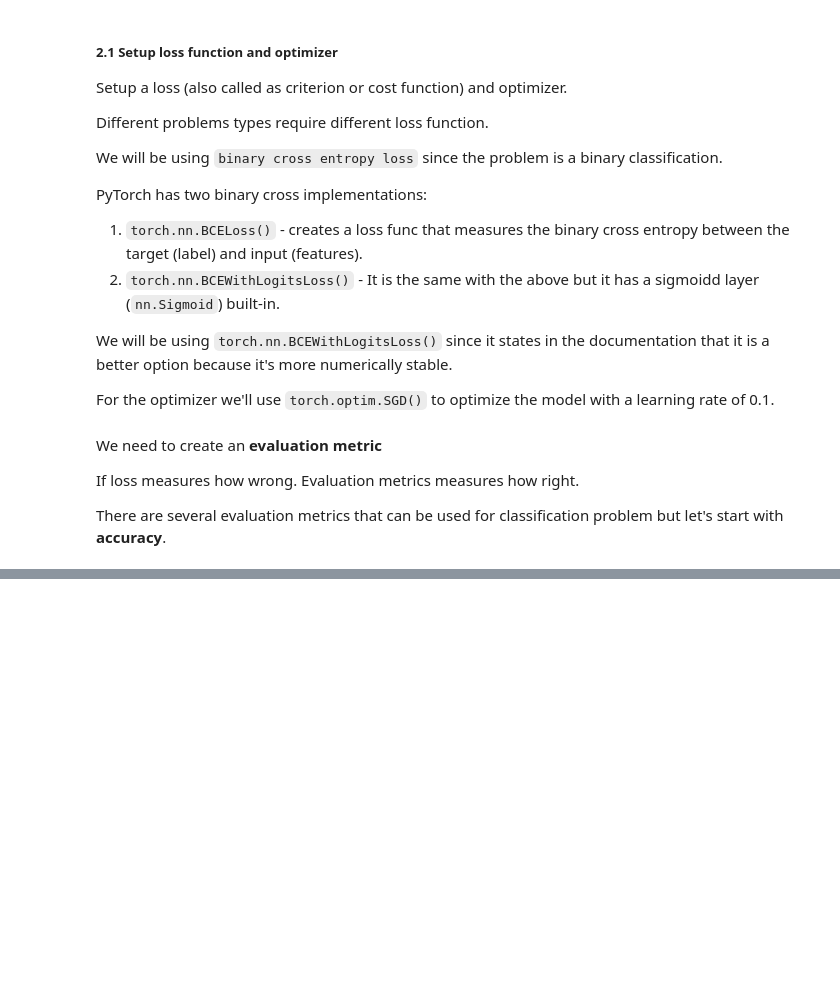
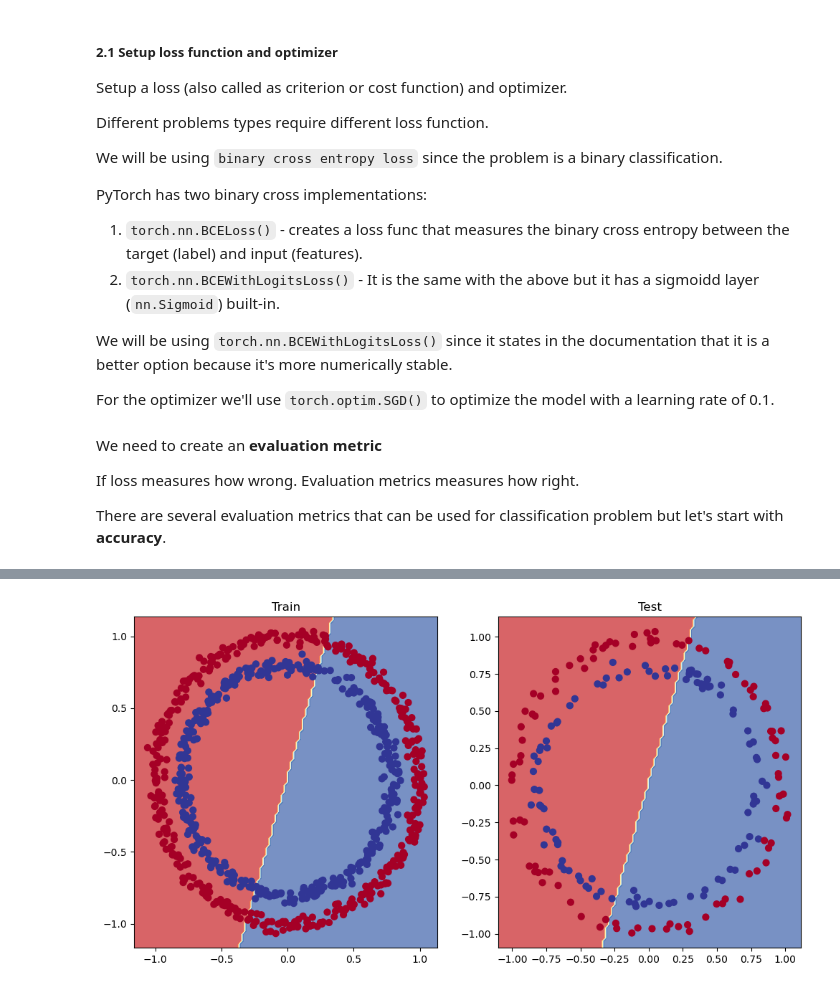
Before and after one commit to VPpexis/pytorch-training, a Jupyter notebook: 02_pytorch_neural_network_classification.ipynb, the cells around one changed output, grey strips where cells are left out. Cells and saved outputs as stored; diff of their text form; code cells hidden in the pictures; blank space fills up the shorter version.

```diff
--- a/02_pytorch_neural_network_classification.ipynb
+++ b/02_pytorch_neural_network_classification.ipynb
@@ -267,4 +267,7 @@ If loss measures how wrong. Evaluation metrics measures how right.
 There are several evaluation metrics that can be used for classification problem but let's start with **accuracy**.
 # %%
 # Calculate accuracy (a classification metric)
-def accuracy_fn(y_true, y_pre)
+def accuracy_fn(y_true, y_pred):
+    correct = torch.eq(y_true, y_pred).sum().item()
+    acc = (correct / len(y_pred))
+    return acc
@@ -270,0 +292,4 @@ def accuracy_fn(y_true, y_pre)
+# %%
+# View the first 5 outputs of the forward pass on the test data
+y_logits = model_0(X_test.to(device))[:5]
+print('y_logits', y_logits)
@@ -270,0 +302,4 @@ def accuracy_fn(y_true, y_pre)
+# %%
+# Use sigmoid on model logits
+y_pred_probs = torch.sigmoid(y_logits)
+print('y_pred_probs', torch.sigmoid(y_logits))
@@ -270,0 +312,6 @@ def accuracy_fn(y_true, y_pre)
+# %%
+# Find the predicted labels (round the prediction probabilities)
+y_preds = torch.round(y_pred_probs)
+
+# Get rid of extra dimension
+y_preds.squeeze()
@@ -270,0 +411,11 @@ def accuracy_fn(y_true, y_pre)
+# %%
+# Plot decision boundaries for training and test sets
+plt.figure(figsize=(12,6))
+plt.subplot(1,2,1)
+plt.title('Train')
+plot_decision_boundary(model_0, X_train, y_train)
+plt.subplot(1,2,2)
+plt.title("Test")
+plot_decision_boundary(model_0,X_test,y_test)
+# %% [output]
+[figure, added]
```
Also changed, not shown: parts of 82 cells of this notebook, 1 other file.
